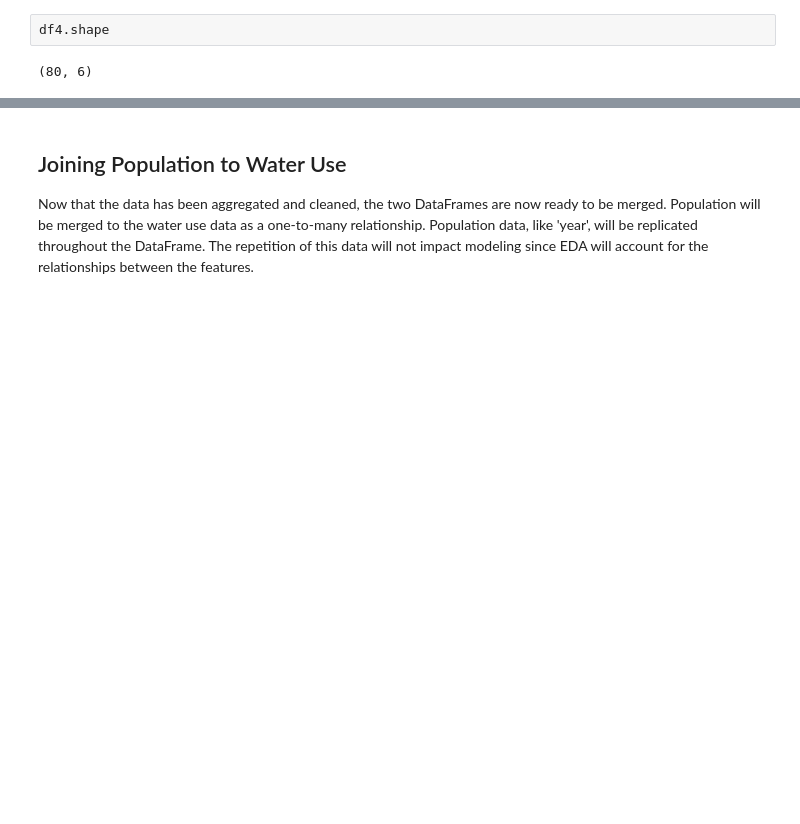
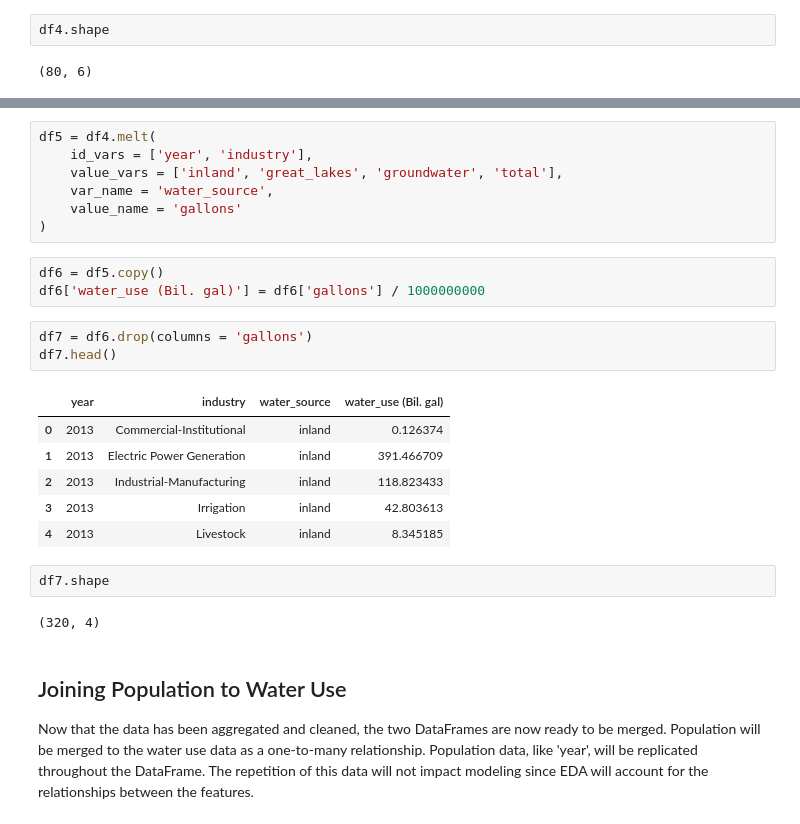
Before and after one commit to jpjavier23/michigan_water_use, a Jupyter notebook: michigan_water_use.ipynb, the cells around one changed output, grey strips where cells are left out. Cells and saved outputs as stored; diff of their text form; blank space fills up the shorter version.

```diff
--- a/michigan_water_use.ipynb
+++ b/michigan_water_use.ipynb
@@ -298,3 +302,27 @@ df4.shape
+# %%
+df5 = df4.melt(
+    id_vars = ['year', 'industry'],
+    value_vars = ['inland', 'great_lakes', 'groundwater', 'total'],
+    var_name = 'water_source',
+    value_name = 'gallons'
+)
+# %%
+df6 = df5.copy()
+df6['water_use (Bil. gal)'] = df6['gallons'] / 1000000000
+# %%
+df7 = df6.drop(columns = 'gallons')
+df7.head()
+# %% [output]
+|  | year | industry | water_source | water_use (Bil. gal) |
+| 0 | 2013 | Commercial-Institutional | inland | 0.126374 |
+| 1 | 2013 | Electric Power Generation | inland | 391.466709 |
+| 2 | 2013 | Industrial-Manufacturing | inland | 118.823433 |
+| 3 | 2013 | Irrigation | inland | 42.803613 |
+| 4 | 2013 | Livestock | inland | 8.345185 |
+# %%
+df7.shape
+# %% [output]
+(320, 4)
 # %% [markdown]
 ## Joining Population to Water Use
 
```
Also changed, not shown: parts of 23 cells of this notebook, 1 other file.
